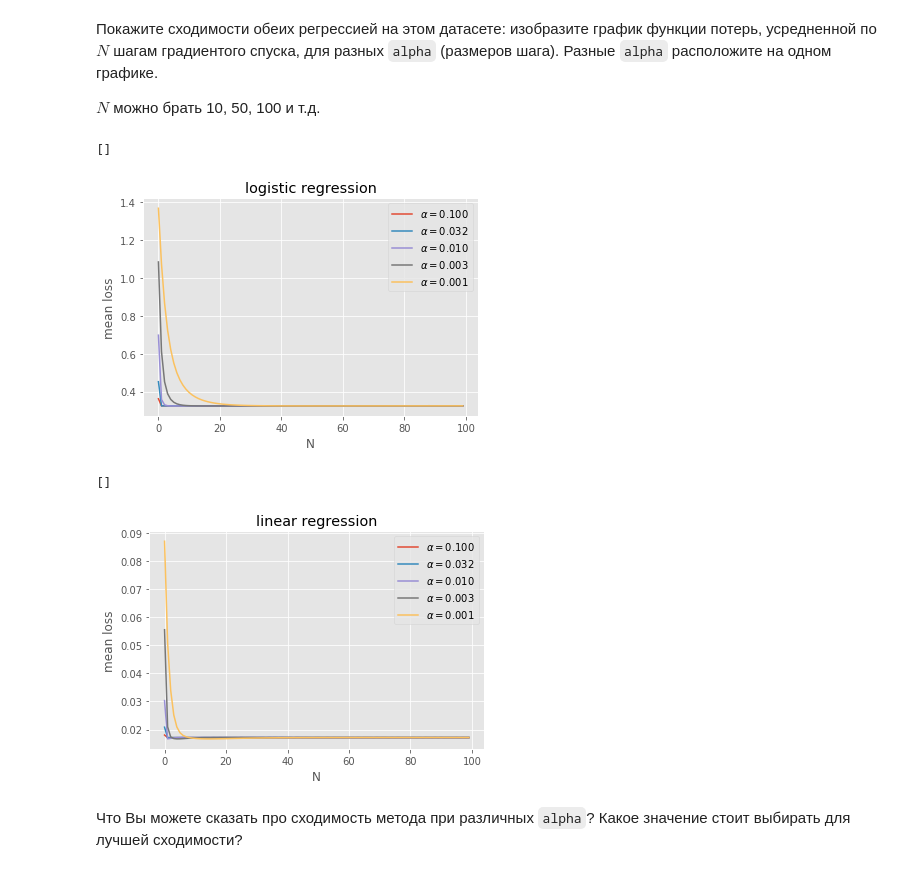
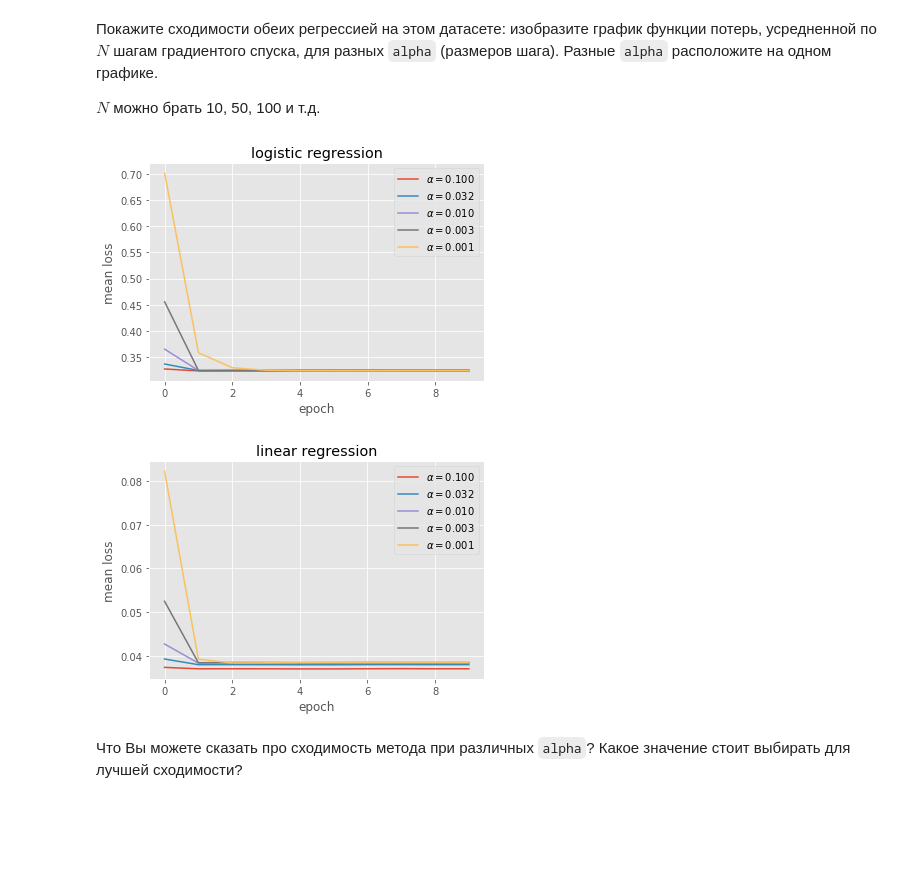
Before and after one commit to LevKats/ml1.sphere, a Jupyter notebook: 2019-09/hw2/kats_hw2.ipynb, the cells around one changed output. Drawn from its saved outputs; the diff is of its cells as text; code cells hidden in the pictures; blank space fills up the shorter version.

```diff
--- a/2019-09/hw2/kats_hw2.ipynb
+++ b/2019-09/hw2/kats_hw2.ipynb
@@ -428,7 +428,7 @@ class MySGDClassifier(BaseEstimator, ClassifierMixin):
         self.batch_generator = batch_generator
         self.errors_log = {'iter' : [], 'loss' : []}
         self.model_type = model_type
-        self.weights = None
+        self.weight = None
 
     def calc_loss(self, X_batch, y_batch):
         """
@@ -617,9 +617,10 @@ from operator import itemgetter
 from itertools import groupby
 # %%
 for alpha in np.logspace(-1, -3, 5):
+    # усредняется по N = 10
     clf = MySGDClassifier(
-        partial(batch_generator, batch_size=400, shuffle=True),
-        model_type="log_reg", max_epoch=100, C=10, alpha=alpha
+        partial(batch_generator, batch_size=40, shuffle=True),
+        model_type="log_reg", max_epoch=10, C=10, alpha=alpha
     )
     clf.fit(X, y)
     seq = zip(clf.errors_log["iter"], clf.errors_log["loss"])
@@ -633,38 +634,36 @@ for alpha in np.logspace(-1, -3, 5):
     # print("alpha = {:.3f} done".format(alpha))
 
 plt.title("logistic regression")
-plt.xlabel("N")
+plt.xlabel("epoch")
 plt.ylabel("mean loss")
 plt.legend()
-plt.plot()
+plt.show()
 # %% [output]
-[]
-[figure, old version]
+[figure, new version]
 # %%
 for alpha in np.logspace(-1, -3, 5):
     clf = MySGDClassifier(
-        partial(batch_generator, batch_size=400, shuffle=True),
-        model_type="lin_reg", max_epoch=100, C=100, alpha=alpha
+        partial(batch_generator, batch_size=40, shuffle=True),
+        model_type="lin_reg", max_epoch=10, C=100, alpha=alpha
     )
     clf.fit(X, y)
     seq = zip(clf.errors_log["iter"], clf.errors_log["loss"])
 
     groups = []
     ls = sorted(seq, key=itemgetter(0))
     for k, g in groupby(ls, key=itemgetter(0)):
         groups.append(list(map(itemgetter(1), g)))
     ar = np.array(groups)
     plt.plot(ar.mean(axis=0), label=r"$\alpha = {:.3f}$".format(alpha))
     # print("alpha = {:.3f} done".format(alpha))
 
 plt.title("linear regression")
-plt.xlabel("N")
+plt.xlabel("epoch")
 plt.ylabel("mean loss")
 plt.legend()
-plt.plot()
+plt.show()
 # %% [output]
-[]
-[figure, old version]
+[figure, new version]
 # %% [markdown]
 Что Вы можете сказать про сходимость метода при различных `alpha`? Какое значение стоит выбирать для лучшей сходимости?
 # %% [markdown]
```
Also changed, not shown: parts of 4 cells of this notebook.
